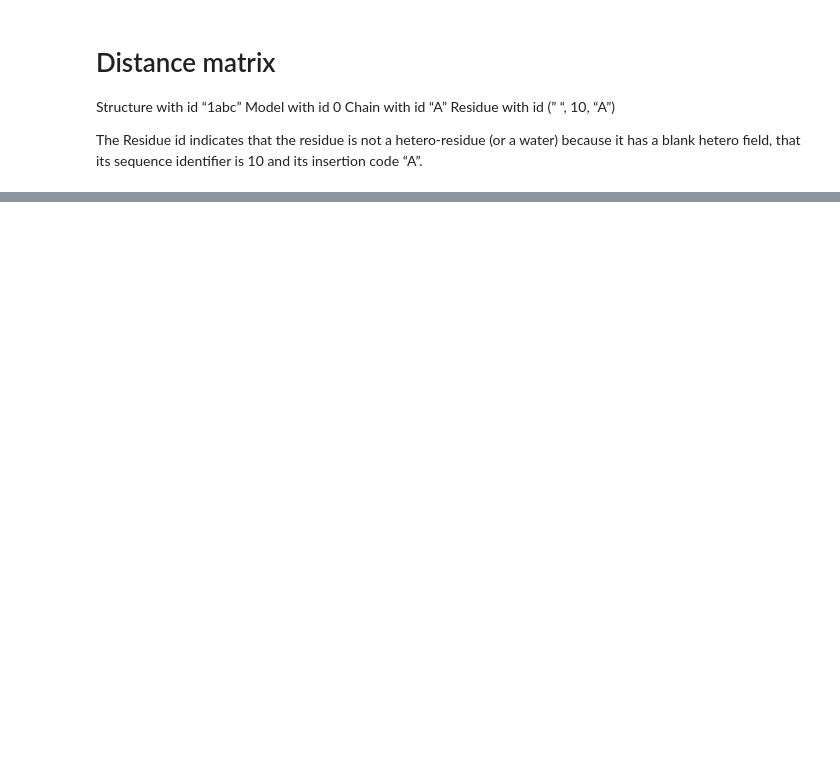
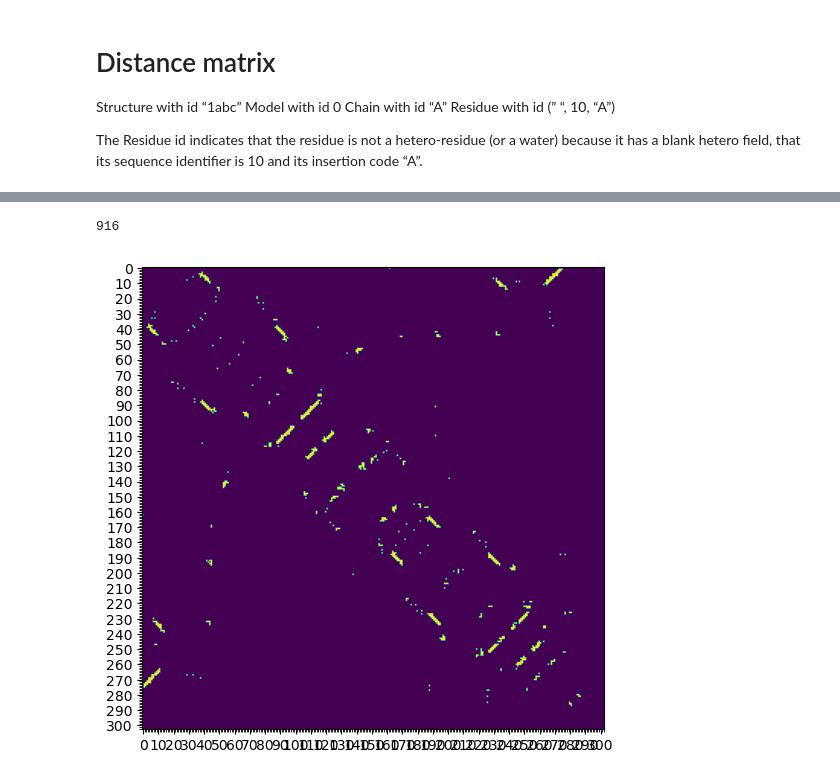
Before and after one commit to Reevoc/Structural-Bioinformatics, a Jupyter notebook: Homework.ipynb, the cells around one changed output, grey strips where cells are left out. Saved outputs shown, nothing was run; the diff lists cells and outputs as text; code cells hidden in the pictures; blank space fills up the shorter version.

```diff
--- a/Homework.ipynb
+++ b/Homework.ipynb
@@ -106 +137,21 @@ plt.savefig(path + '/figures/ca_contacts_{}.png'.format(id_protein), dpi=300, bb
+# %%
+#create a contact map form the distance matrix that only take value between 4 and 7
+contact_map = (distance_matrix[:] < 7).astype(float)
+contact_map = (distance_matrix[:] > 4).astype(float) * contact_map
+# Report number of contacts
+print(np.count_nonzero(contact_map))
+# Plot contact map
+fig, ax = plt.subplots(figsize=(6, 6))
+im = ax.imshow(contact_map)
+
+# Set ticks
+ax.xaxis.set_major_locator(MultipleLocator(10))
+ax.xaxis.set_minor_locator(AutoMinorLocator(10))
+ax.yaxis.set_major_locator(MultipleLocator(10))
+ax.yaxis.set_minor_locator(AutoMinorLocator(10))
+
+plt.savefig(path + '/figures/ca_contacts_{}1.png'.format(id_protein), dpi=300, bbox_inches='tight')
+# %% [output]
+916
+[figure, added]
 # %%
```
Also changed, not shown: parts of 11 cells of this notebook, 5 other files.
